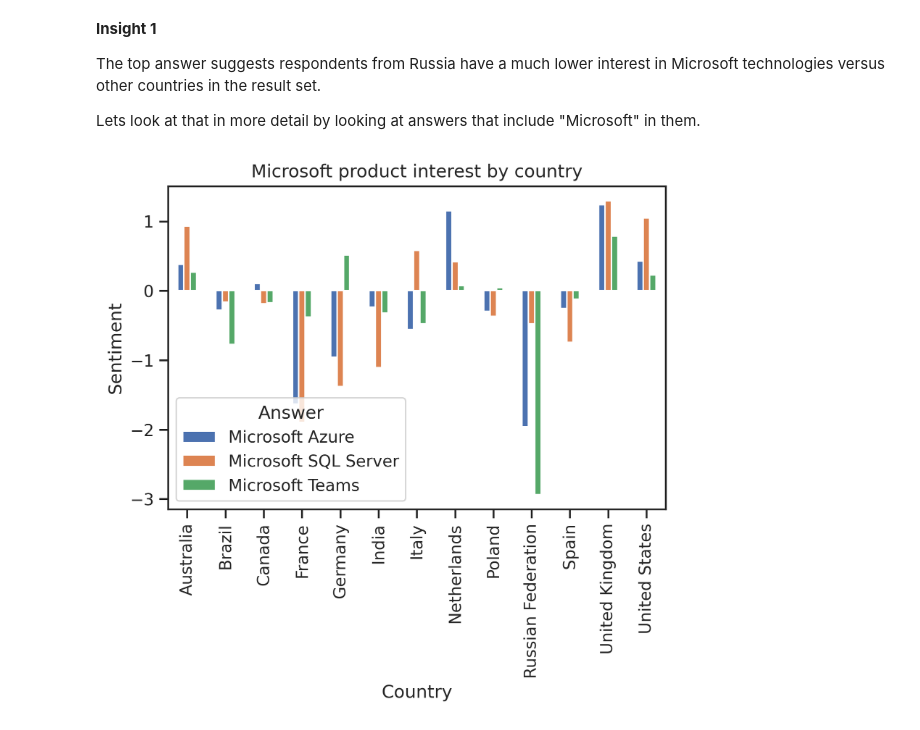
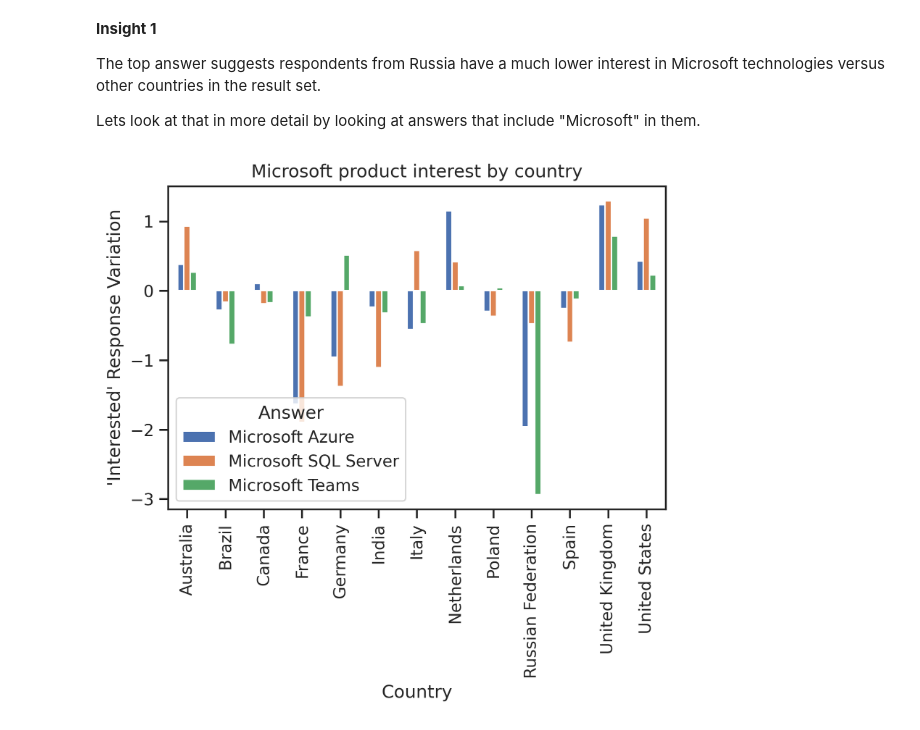
Before and after one commit to kylezeeuwen/ds-stackoverflow2020-analysis, a Jupyter notebook: notebook/4_multiple_choice_responses.ipynb, the cells around one changed output. Saved outputs shown, nothing was run; the diff lists cells and outputs as text; code cells hidden in the pictures.

Commit message:
remove inaccurate use of "sentiment", add summary statement on model performance

```diff
--- a/notebook/4_multiple_choice_responses.ipynb
+++ b/notebook/4_multiple_choice_responses.ipynb
@@ -158,32 +158,32 @@ Lets look at that in more detail by looking at answers that include "Microsoft"
 # %%
 import seaborn as sns
 sns.set(rc={"figure.dpi":300, 'savefig.dpi':300})
 sns.set_context('notebook')
 sns.set_style("ticks")
 
-microsoft_sentiment_outliers = combined_country_response_data \
+microsoft_outliers = combined_country_response_data \
     .sort_values(by=['country', 'question', 'answer']) \
     .query('answer.str.contains("Microsoft")', engine='python') \
     [['question', 'country', 'answer', 'country_proportion_deviations_from_mean']] \
 
-# TODO it is not really correct to take the mean of the deviations. I am losing data here, as the volume of responses is lost.
-# But the trend is probably not lost, and i suspect that after correctly processing data, I would end up with the same shape. So Im going to leave it as is for now
+# TODO it is not really correct to take the mean of the deviations from each answer that mentions Microsoft. I am losing data here, as the volume of responses is lost.
+# But the trend is probably not lost, and i suspect that the chart above would have same shape even with more accurate std dev. So Im going to leave it as is for now.
 
-microsoft_sentiment_outliers_grouped_by_tech = microsoft_sentiment_outliers \
+microsoft_outliers_grouped_by_tech = microsoft_outliers \
     .groupby(['country', 'answer']).mean() \
     .rename(columns={ "country_proportion_deviations_from_mean": "deviation_from_mean" })
 
-microsoft_sentiment_outliers_grouped_by_tech \
+microsoft_outliers_grouped_by_tech \
     .reset_index() \
     .rename(columns={ "answer": "Answer", "country": "Country" }) \
     .pivot(index='Country', columns=['Answer'], values='deviation_from_mean') \
     .plot( \
           kind='bar', \
           title="Microsoft product interest by country", \
-          ylabel="Sentiment"
+          ylabel="'Interested' Response Variation"
     );
 # %% [output]
-[figure, old version]
+[figure, new version]
 # %% [markdown]
 **Insight 2**
 
```
Also changed, not shown: parts of 2 cells of this notebook, 2 other files.
